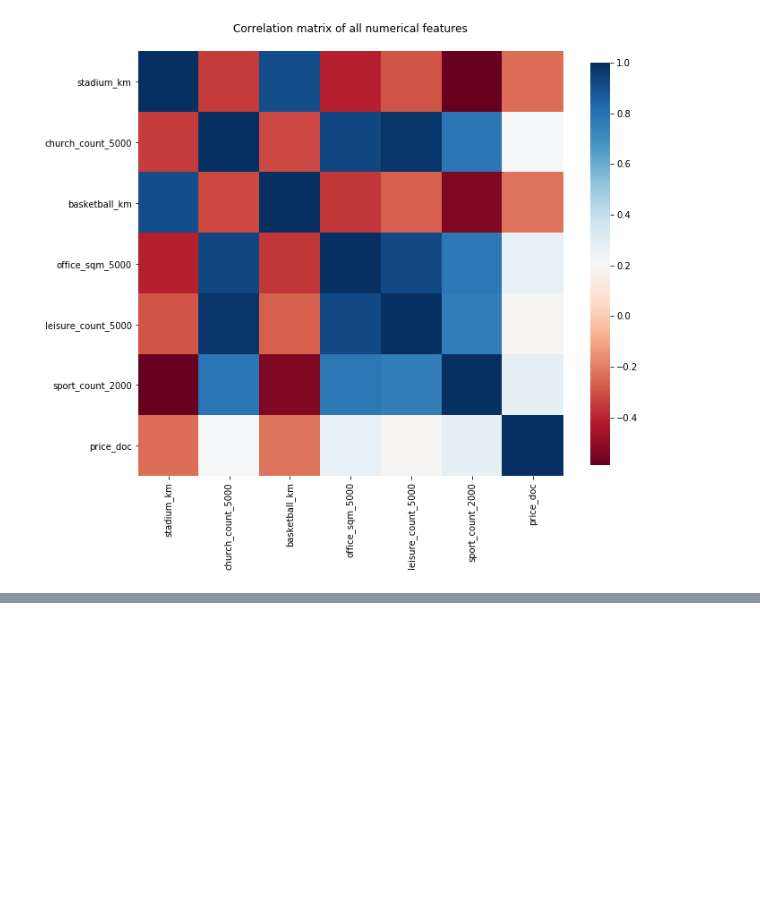
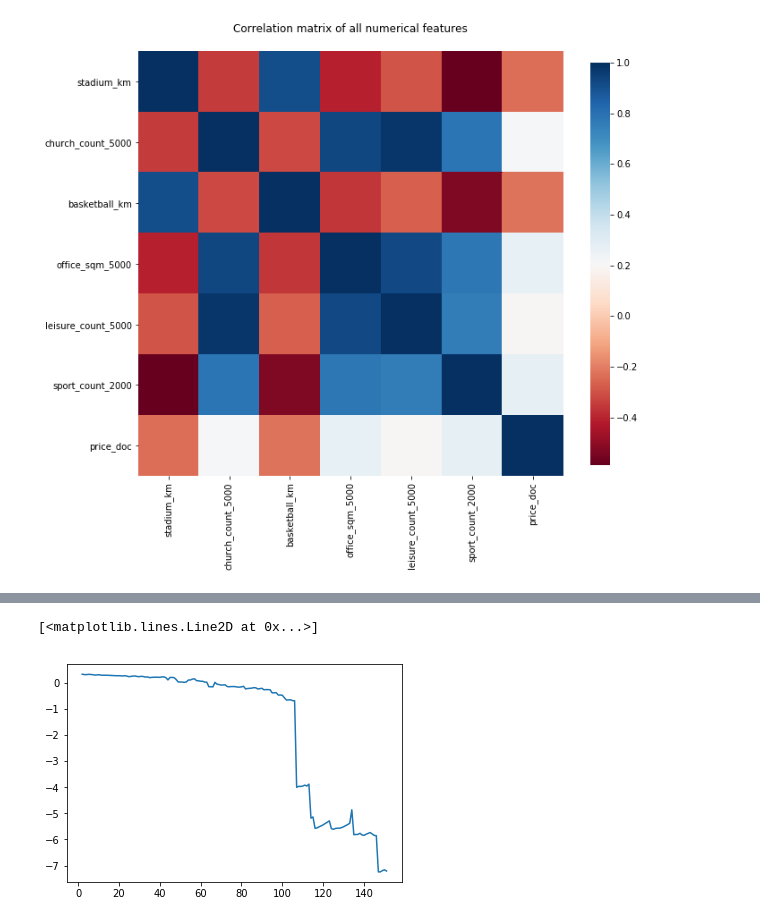
Before and after one commit to m-salewski/data-modeling-protocol, a Jupyter notebook: notebooks/modeling/sberbank_russian_housing-Copy1.ipynb, the cells around one changed output, grey strips where cells are left out. Saved outputs shown, nothing was run; the diff lists cells and outputs as text; code cells hidden in the pictures; blank space fills up the shorter version.

```diff
--- a/notebooks/modeling/sberbank_russian_housing-Copy1.ipynb
+++ b/notebooks/modeling/sberbank_russian_housing-Copy1.ipynb
@@ -928,0 +811,46 @@ df_tst.Date.min(),df_tst.Date.max()
+# %%
+import numpy as np # linear algebra
+import pandas as pd # data processing, CSV file I/O (e.g. pd.read_csv)
+
+from sklearn.preprocessing import StandardScaler RobustScaler, OneHotEncoder
+
+from sklearn.compose import ColumnTransformer
+
+from sklearn.impute import SimpleImputer
+
+from sklearn.pipeline import Pipeline, make_pipeline
+
+from sklearn.model_selection import GridSearchCV, KFold, cross_val_score
+
+# Models
+from sklearn.dummy import DummyRegressor
+from sklearn.linear_model import LinearRegression, ElasticNet, Lasso, Ridge, SGDRegressor
+from sklearn.svm import SVR, LinearSVR
+from sklearn.kernel_ridge import KernelRidge
+from sklearn.ensemble import RandomForestRegressor
+from sklearn.ensemble import GradientBoostingRegressor
+
+from sklearn.dummy import DummyRegressor
+from sklearn.linear_model import LinearRegression, ElasticNet, Lasso, Ridge, SGDRegressor
+from sklearn.svm import SVR, LinearSVR
+from sklearn.kernel_ridge import KernelRidge
+from sklearn.ensemble import RandomForestRegressor
+from sklearn.ensemble import GradientBoostingRegressor
+
+diabetes = datasets.load_diabetes()
+rows=400
+X = diabetes.data[:rows]
+y = diabetes.target[:rows]
+lasso = Lasso()
+
+cvs = []
+nr_of_splits = 150
+nr_of_splits = range(2,nr_of_splits+2)
+for n in nr_of_splits:
+    cv =cross_val_score(lasso, X, y, cv=n)
+    cvs.append(cv.mean())
+# %%
+plt.plot(nr_of_splits,cvs)
+# %% [output]
+[<matplotlib.lines.Line2D at 0x...>]
+[figure, added]
```
Also changed, not shown: parts of 19 cells of this notebook, 8 other files.
